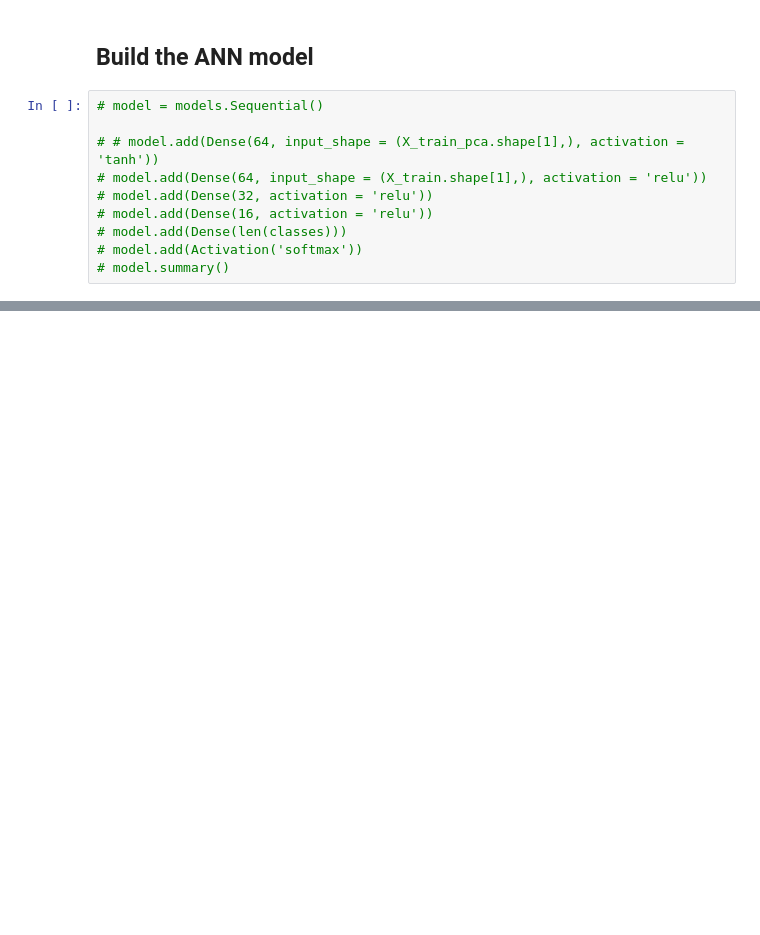
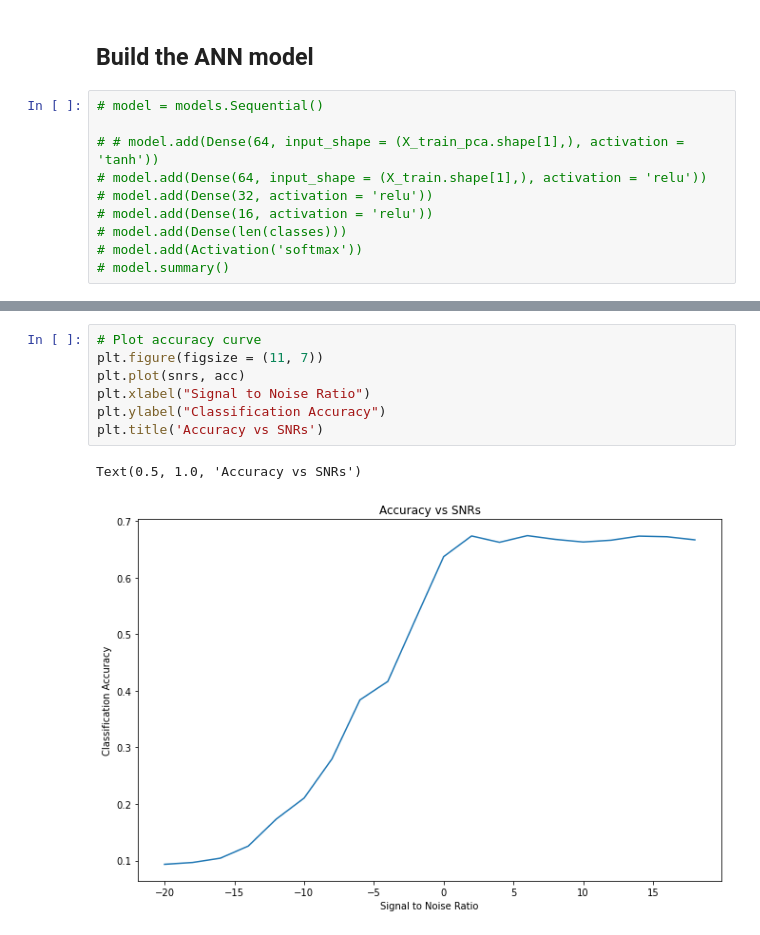
Before and after one commit to zhaoshengEE/Modulation_Classification, a Jupyter notebook: ANN.ipynb, the cells around one changed output, grey strips where cells are left out. Saved outputs shown, nothing was run; the diff lists cells and outputs as text; blank space fills up the shorter version.

```diff
--- a/ANN.ipynb
+++ b/ANN.ipynb
@@ -173,0 +362,10 @@ Test accuracy: 0.3544090986251831
+# %%
+# Plot accuracy curve
+plt.figure(figsize = (11, 7))
+plt.plot(snrs, acc)
+plt.xlabel("Signal to Noise Ratio")
+plt.ylabel("Classification Accuracy")
+plt.title('Accuracy vs SNRs')
+# %% [output]
+Text(0.5, 1.0, 'Accuracy vs SNRs')
+[figure, added]
```
Also changed, not shown: parts of 21 cells of this notebook.
